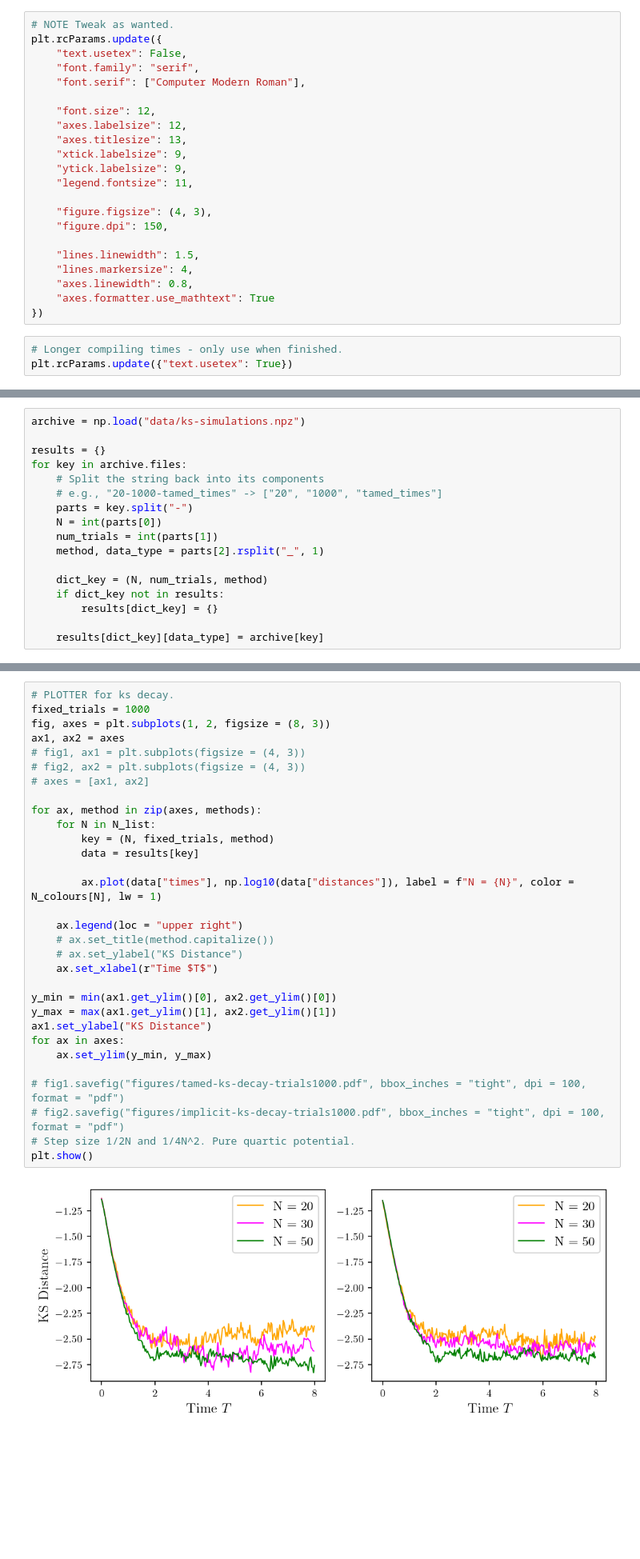
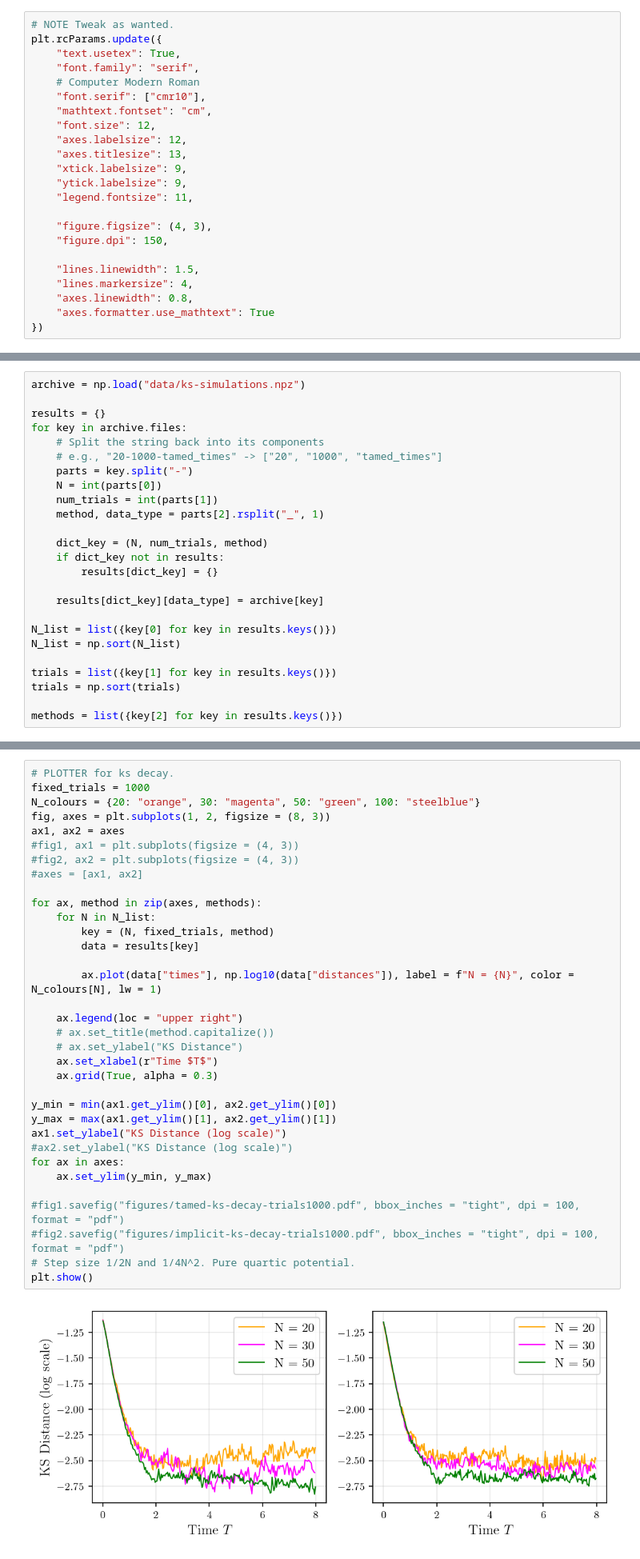
Before and after one commit to fredwdickinson/dissertation, a Jupyter notebook: code/main.ipynb, the cells around one changed output, grey strips where cells are left out. Shown at 80% size. Drawn from its saved outputs; the diff is of its cells as text; blank space fills up the shorter version.

```diff
--- a/code/main.ipynb
+++ b/code/main.ipynb
@@ -20,10 +20,11 @@ Hello from the sampler file!
 # %%
 # NOTE Tweak as wanted.
 plt.rcParams.update({
-    "text.usetex": False,
+    "text.usetex": True,
     "font.family": "serif",
-    "font.serif": ["Computer Modern Roman"],
-
+    # Computer Modern Roman
+    "font.serif": ["cmr10"],
+    "mathtext.fontset": "cm",
     "font.size": 12,
     "axes.labelsize": 12,
     "axes.titlesize": 13,
@@ -39,9 +40,6 @@ plt.rcParams.update({
     "axes.linewidth": 0.8,
     "axes.formatter.use_mathtext": True
 })
-# %%
-# Longer compiling times - only use when finished.
-plt.rcParams.update({"text.usetex": True})
 # %% [markdown]
 ---
 ---
@@ -196,3 +194,11 @@ for key in archive.files:
         results[dict_key] = {}
 
     results[dict_key][data_type] = archive[key]
+
+N_list = list({key[0] for key in results.keys()})
+N_list = np.sort(N_list)
+
+trials = list({key[1] for key in results.keys()})
+trials = np.sort(trials)
+
+methods = list({key[2] for key in results.keys()})
@@ -199,33 +207,36 @@ for key in archive.files:
 # %%
 # PLOTTER for ks decay.
 fixed_trials = 1000
+N_colours = {20: "orange", 30: "magenta", 50: "green", 100: "steelblue"}
 fig, axes = plt.subplots(1, 2, figsize = (8, 3))
 ax1, ax2 = axes
-# fig1, ax1 = plt.subplots(figsize = (4, 3))
-# fig2, ax2 = plt.subplots(figsize = (4, 3))
-# axes = [ax1, ax2]
+#fig1, ax1 = plt.subplots(figsize = (4, 3))
+#fig2, ax2 = plt.subplots(figsize = (4, 3))
+#axes = [ax1, ax2]
 
 for ax, method in zip(axes, methods):
     for N in N_list:
         key = (N, fixed_trials, method)
         data = results[key]
 
         ax.plot(data["times"], np.log10(data["distances"]), label = f"N = {N}", color = N_colours[N], lw = 1)
 
     ax.legend(loc = "upper right")
     # ax.set_title(method.capitalize())
     # ax.set_ylabel("KS Distance")
     ax.set_xlabel(r"Time $T$")
+    ax.grid(True, alpha = 0.3)
 
 y_min = min(ax1.get_ylim()[0], ax2.get_ylim()[0])
 y_max = max(ax1.get_ylim()[1], ax2.get_ylim()[1])
-ax1.set_ylabel("KS Distance")
+ax1.set_ylabel("KS Distance (log scale)")
+#ax2.set_ylabel("KS Distance (log scale)")
 for ax in axes:
     ax.set_ylim(y_min, y_max)
 
-# fig1.savefig("figures/tamed-ks-decay-trials1000.pdf", bbox_inches = "tight", dpi = 100, format = "pdf")
-# fig2.savefig("figures/implicit-ks-decay-trials1000.pdf", bbox_inches = "tight", dpi = 100, format = "pdf")
+#fig1.savefig("figures/tamed-ks-decay-trials1000.pdf", bbox_inches = "tight", dpi = 100, format = "pdf")
+#fig2.savefig("figures/implicit-ks-decay-trials1000.pdf", bbox_inches = "tight", dpi = 100, format = "pdf")
 # Step size 1/2N and 1/4N^2. Pure quartic potential.
 plt.show()
 # %% [output]
-[figure, old version]
+[figure, new version]
```
Also changed, not shown: parts of 12 cells of this notebook, 1 other file.
